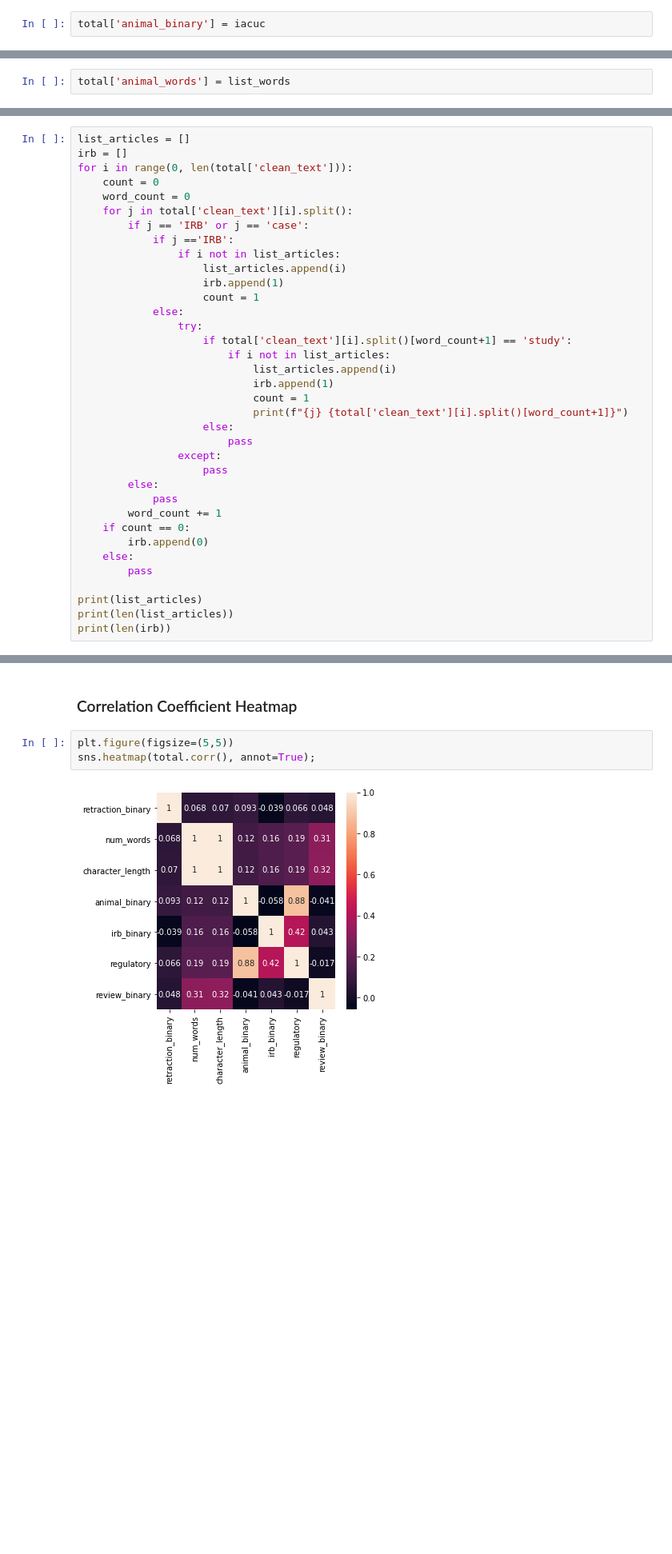
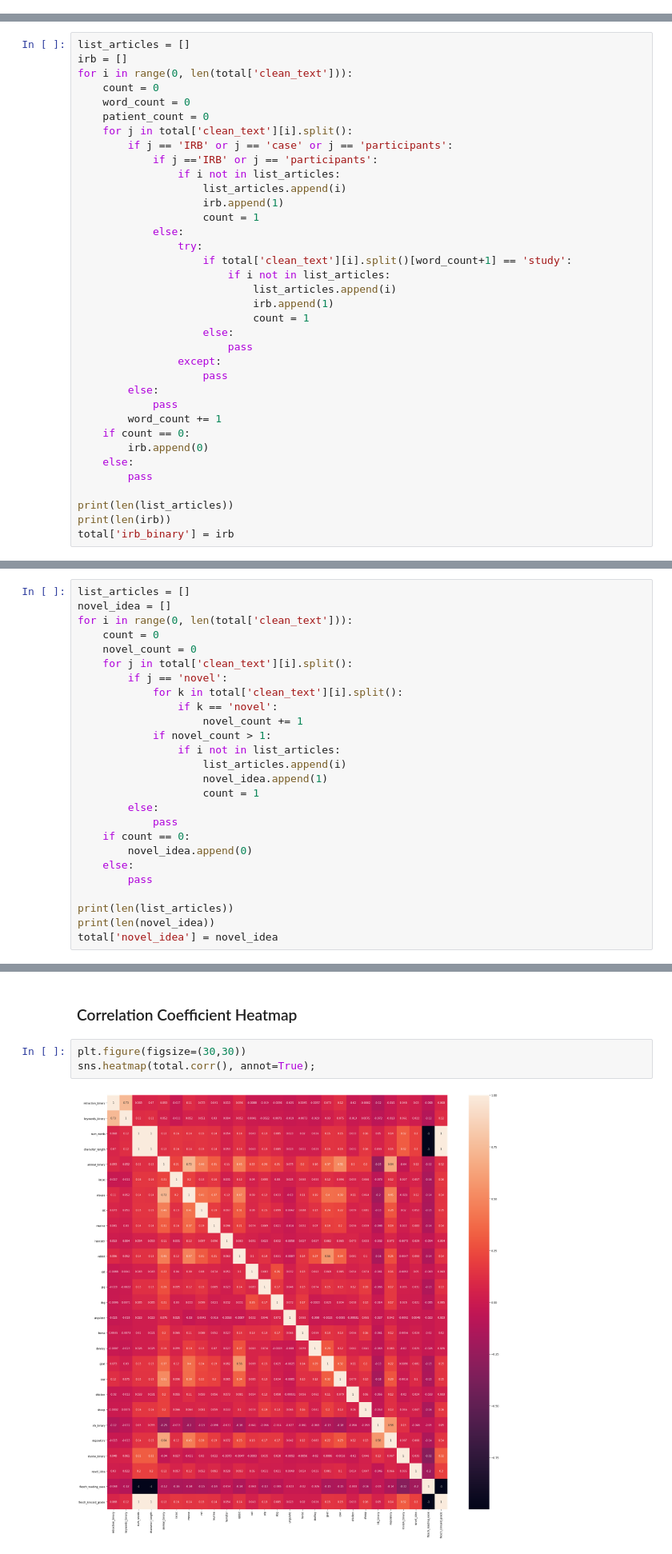
Before and after one commit to lmpack01/Research-Article-Retraction-Project, a Jupyter notebook: EDA and Feature Engineering.ipynb, the cells around one changed output, grey strips where cells are left out. Shown at 80% size. Drawn from its saved outputs; the diff is of its cells as text; blank space fills up the shorter version.

```diff
--- a/EDA and Feature Engineering.ipynb
+++ b/EDA and Feature Engineering.ipynb
@@ -176,2 +205,0 @@ print(len(iacuc))
-# %%
-total['animal_binary'] = iacuc
@@ -214,2 +242,0 @@ print(list_words[20:25])
-# %%
-total['animal_words'] = list_words
@@ -265,9 +356,10 @@ irb = []
 for i in range(0, len(total['clean_text'])):
     count = 0
     word_count = 0
+    patient_count = 0
     for j in total['clean_text'][i].split():
-        if j == 'IRB' or j == 'case':
-            if j =='IRB':
+        if j == 'IRB' or j == 'case' or j == 'participants':
+            if j =='IRB' or j == 'participants':
                 if i not in list_articles:
                     list_articles.append(i)
                     irb.append(1)
@@ -279,7 +371,6 @@ for i in range(0, len(total['clean_text'])):
                             list_articles.append(i)
                             irb.append(1)
                             count = 1
-                            print(f"{j} {total['clean_text'][i].split()[word_count+1]}")
                     else:
                         pass
                 except:
@@ -292,7 +383,7 @@ for i in range(0, len(total['clean_text'])):
     else:
         pass
 
-print(list_articles)
 print(len(list_articles))
 print(len(irb))
+total['irb_binary'] = irb
 # %% [output]
@@ -417,0 +479,26 @@ Name: review_binary, dtype: float64
+# %%
+list_articles = []
+novel_idea = []
+for i in range(0, len(total['clean_text'])):
+    count = 0
+    novel_count = 0
+    for j in total['clean_text'][i].split():
+        if j == 'novel':
+            for k in total['clean_text'][i].split():
+                if k == 'novel':
+                    novel_count += 1
+            if novel_count > 1:
+                if i not in list_articles:
+                    list_articles.append(i)
+                    novel_idea.append(1)
+                    count = 1
+        else:
+            pass
+    if count == 0:
+        novel_idea.append(0)
+    else:
+        pass
+
+print(len(list_articles))
+print(len(novel_idea))
+total['novel_idea'] = novel_idea
@@ -504,10 +633,10 @@ sns.distplot(retract['num_words'], hist=False, kde_kws={"linewidth":3});
 # %% [markdown]
 ### Correlation Coefficient Heatmap
 # %%
-plt.figure(figsize=(5,5))
+plt.figure(figsize=(30,30))
 sns.heatmap(total.corr(), annot=True);
 # %% [output]
-[figure, old version]
+[figure, new version]
 # %% [markdown]
 ### Keywords Barplots
 # %%
```
Also changed, not shown: parts of 66 cells of this notebook, 1 other file.
